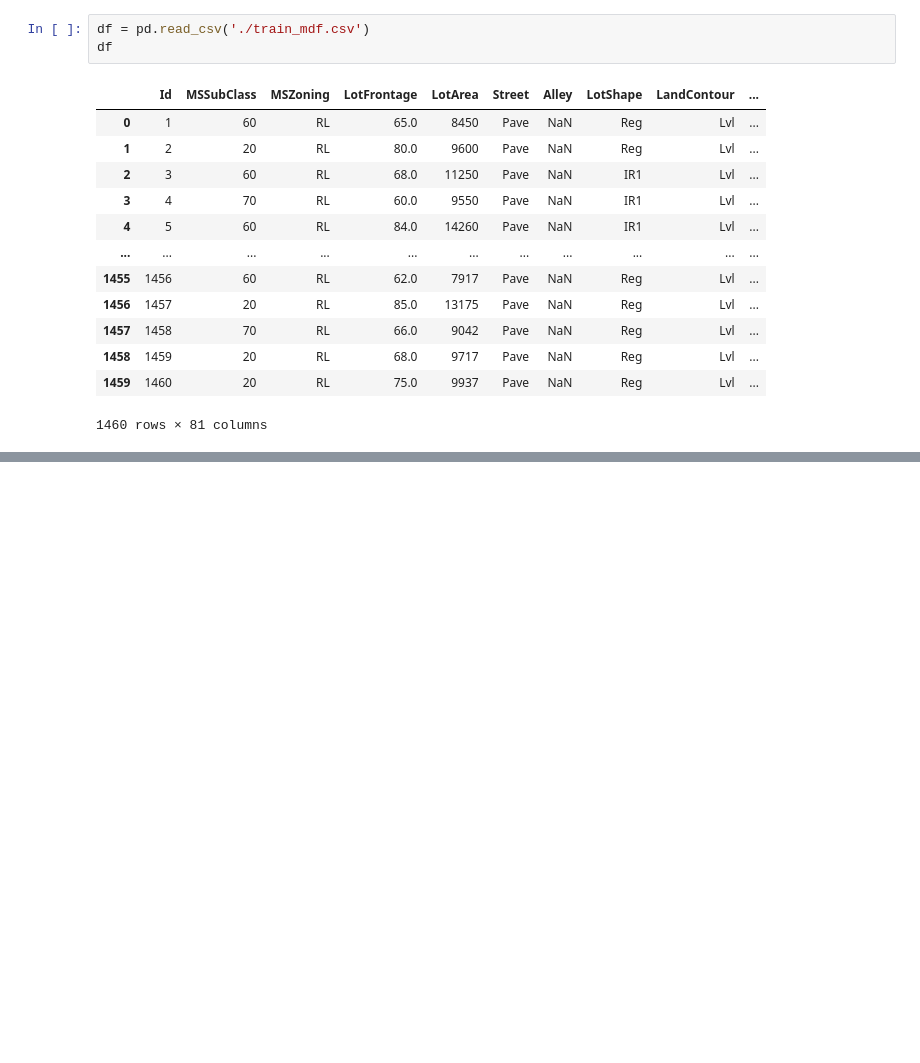
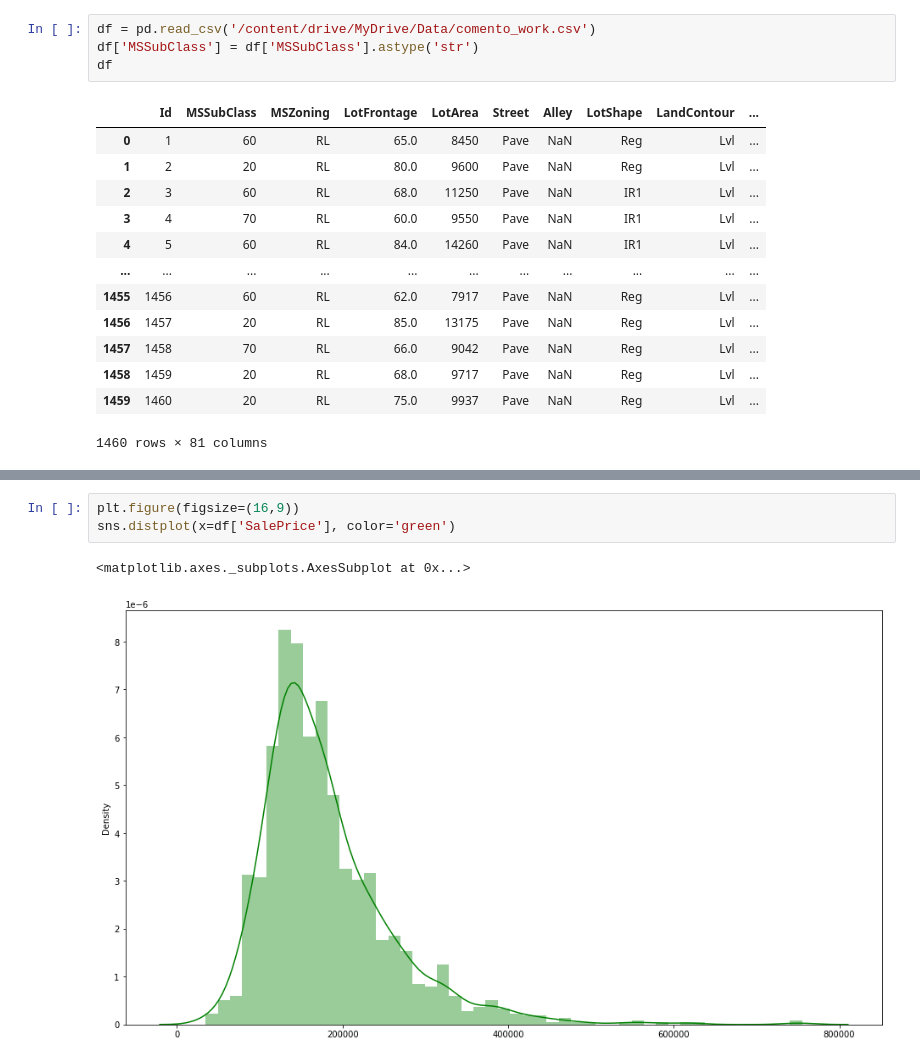
Before and after one commit to csLee94/project_notebook, a Jupyter notebook: Cometo_worksheet.ipynb, the cells around one changed output, grey strips where cells are left out. Saved outputs shown, nothing was run; the diff lists cells and outputs as text; blank space fills up the shorter version.

```diff
--- a/Cometo_worksheet.ipynb
+++ b/Cometo_worksheet.ipynb
@@ -4,5 +15,6 @@ import numpy as np
 # %%
-df = pd.read_csv('./train_mdf.csv')
+df = pd.read_csv('/content/drive/MyDrive/Data/comento_work.csv')
+df['MSSubClass'] = df['MSSubClass'].astype('str')
 df
 # %% [output]
 |  | Id | MSSubClass | MSZoning | LotFrontage | LotArea | Street | Alley | LotShape | LandContour | ... |
@@ -29,0 +134,6 @@ df
+# %%
+plt.figure(figsize=(16,9))
+sns.distplot(x=df['SalePrice'], color='green')
+# %% [output]
+<matplotlib.axes._subplots.AxesSubplot at 0x...>
+[figure, added]
```
Also changed, not shown: parts of 25 cells of this notebook.
